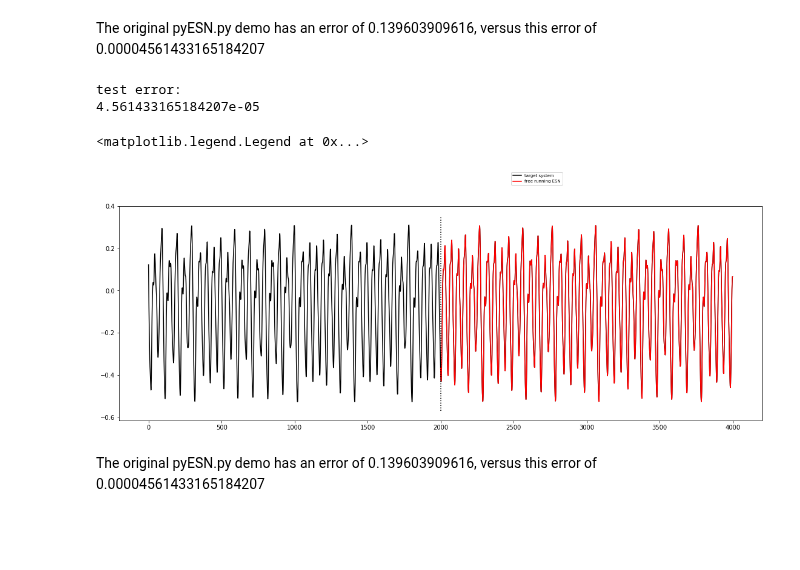
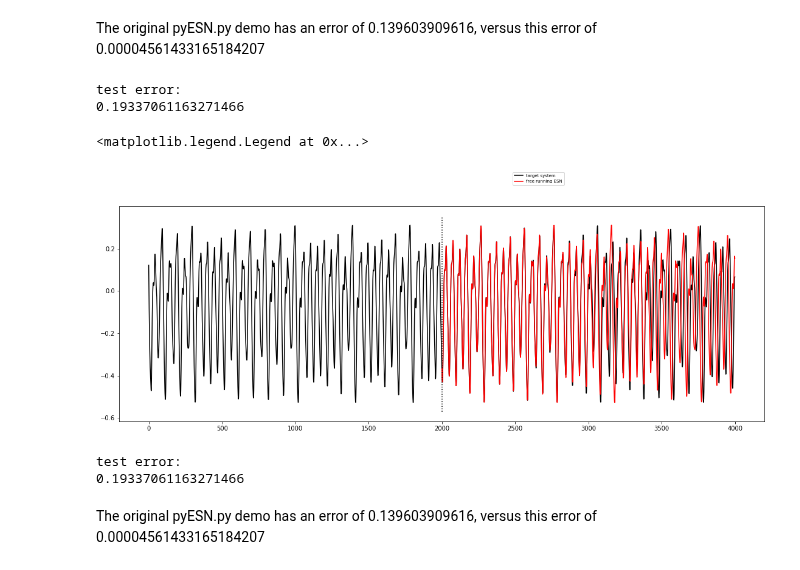
Before and after one commit to ByteSumoLtd/pyESN, a Jupyter notebook: mackey.ipynb, the cells around one changed output. Drawn from its saved outputs; the diff is of its cells as text; code cells hidden in the pictures; blank space fills up the shorter version.

```diff
--- a/mackey.ipynb
+++ b/mackey.ipynb
@@ -5,38 +5,48 @@ The original pyESN.py demo has an error of 0.139603909616, versus this error of
 # %%
 import numpy as np
 from pyESN import ESN
 from matplotlib import pyplot as plt
 %matplotlib inline
 
+
+size = 950
+
 data = np.load('mackey_glass_t17.npy') #  http://minds.jacobs-university.de/mantas/code
 esn = ESN(n_inputs = 1,
           n_outputs = 1,
-          n_reservoir = 903,
-          spectral_radius = 1.5,
+          n_reservoir = size,
+          spectral_radius = 0.8,
           noise = 0.0,
+          sparsity = 0.5,
           projection = 1,
           steepness = 2,
-          sphere_radius = 21,
+          sphere_radius = 21 ,
           rectifier = 1,
-          random_state=42)
+          random_state=25,
+        )
 
 trainlen = 2000
 future = 2000
 pred_training = esn.fit(np.ones(trainlen),data[:trainlen])
 
 prediction = esn.predict(np.ones(future))
 print("test error: \n"+str(np.sqrt(np.mean((prediction.flatten() - data[trainlen:trainlen+future])**2))))
 
 plt.figure(figsize=(19,6.5))
 plt.plot(range(0,trainlen+future),data[0:trainlen+future],'k',label="target system")
 plt.plot(range(trainlen,trainlen+future),prediction,'r', label="free running ESN")
 lo,hi = plt.ylim()
 plt.plot([trainlen,trainlen],[lo+np.spacing(1),hi-np.spacing(1)],'k:')
 plt.legend(loc=(0.61,1.1),fontsize='x-small')
 # %% [output]
 test error:
-4.561433165184207e-05
+0.19337061163271466
 <matplotlib.legend.Legend at 0x...>
-[figure, old version]
+[figure, new version]
+# %%
+print("test error: \n"+str(np.sqrt(np.mean((prediction.flatten() - data[trainlen:trainlen+future])**2))))
+# %% [output]
+test error:
+0.19337061163271466
 # %% [markdown]
 The original pyESN.py demo has an error of 0.139603909616, versus this error of 0.00004561433165184207
```
Also changed, not shown: parts of 1 cell of this notebook, 1 other file.
